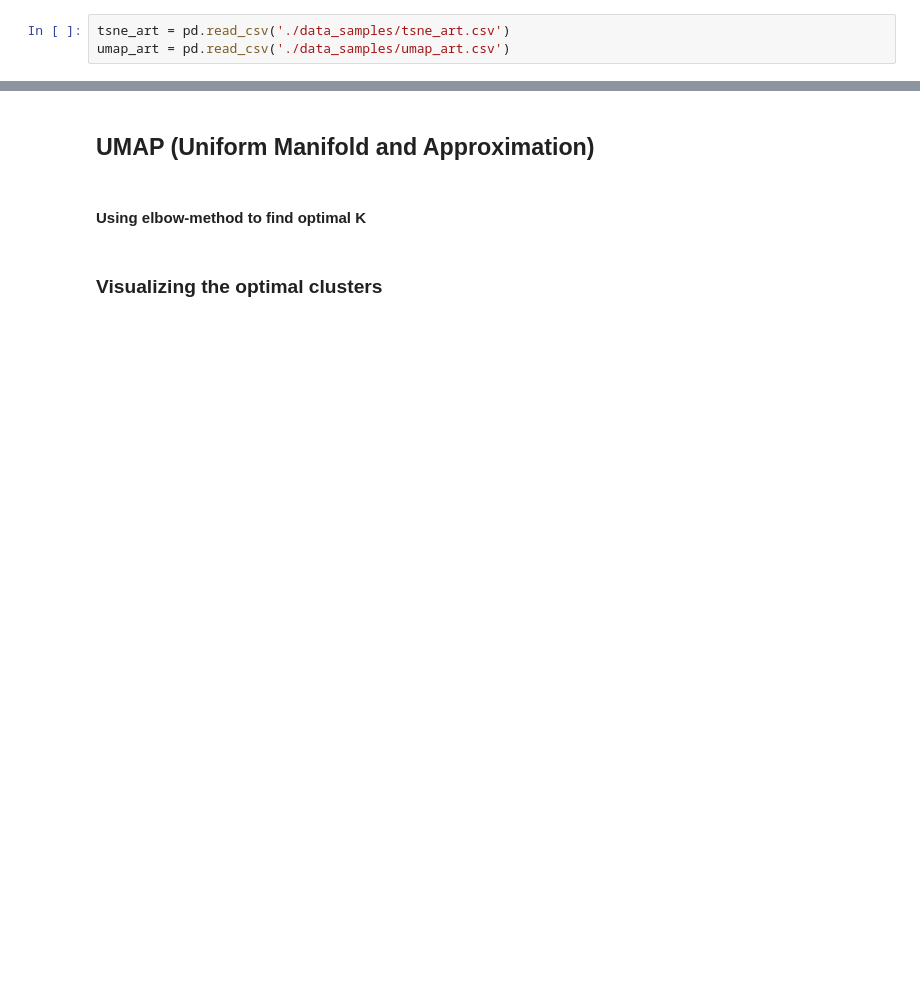
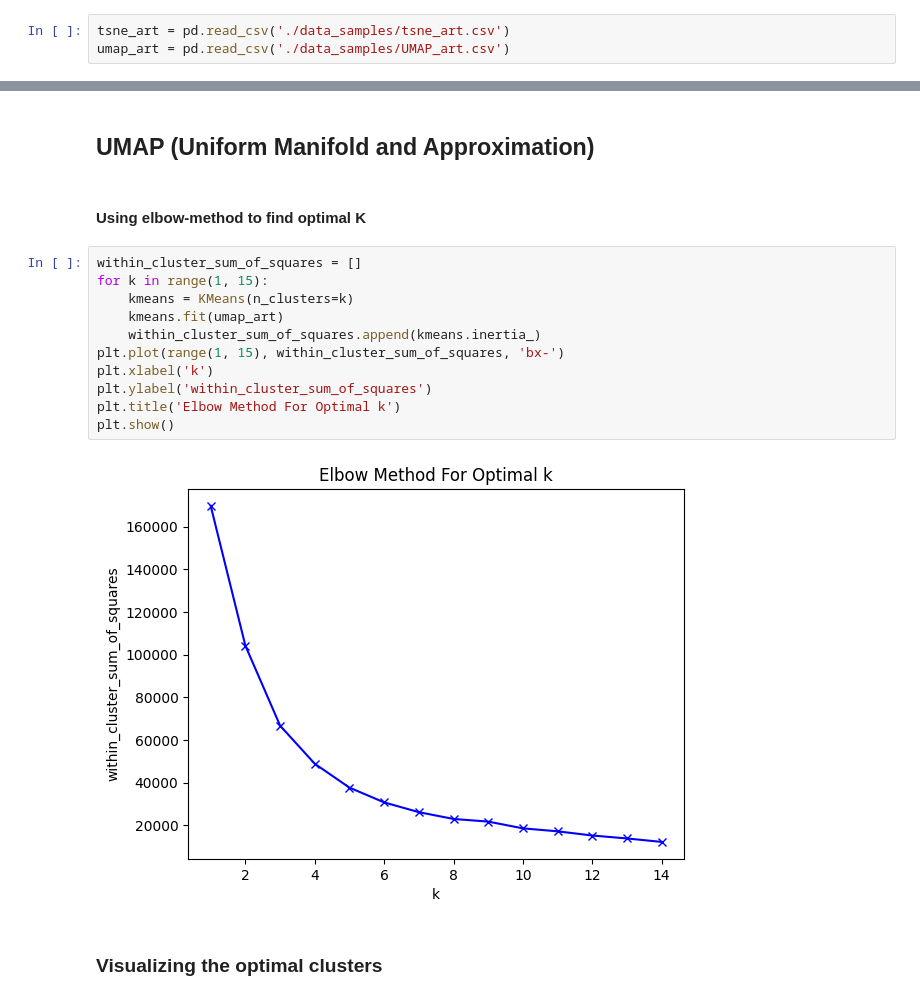
Before and after one commit to Bryan-Az/Dimensionality_Reduction, a Jupyter notebook: DimensionalityReduction_Clustering.ipynb, the cells around one changed output, grey strips where cells are left out. Cells and saved outputs as stored; diff of their text form; blank space fills up the shorter version.

```diff
--- a/DimensionalityReduction_Clustering.ipynb
+++ b/DimensionalityReduction_Clustering.ipynb
@@ -14,7 +16,7 @@ UMAP and t-SNE are two of the most popular dimensionality reduction algorithms u
 ## Data Loading
 # %%
 tsne_art = pd.read_csv('./data_samples/tsne_art.csv')
-umap_art = pd.read_csv('./data_samples/umap_art.csv')
+umap_art = pd.read_csv('./data_samples/UMAP_art.csv')
 # %%
 tsne_art.head()
 # %% [output]
@@ -62,5 +73,18 @@ Error:
 ## UMAP (Uniform Manifold and Approximation)
 # %% [markdown]
 #### Using elbow-method to find optimal K
+# %%
+within_cluster_sum_of_squares = []
+for k in range(1, 15):
+    kmeans = KMeans(n_clusters=k)
+    kmeans.fit(umap_art)
+    within_cluster_sum_of_squares.append(kmeans.inertia_)
+plt.plot(range(1, 15), within_cluster_sum_of_squares, 'bx-')
+plt.xlabel('k')
+plt.ylabel('within_cluster_sum_of_squares')
+plt.title('Elbow Method For Optimal k')
+plt.show()
+# %% [output]
+[figure, added]
 # %% [markdown]
 ### Visualizing the optimal clusters
```
Also changed, not shown: parts of 4 cells of this notebook.
